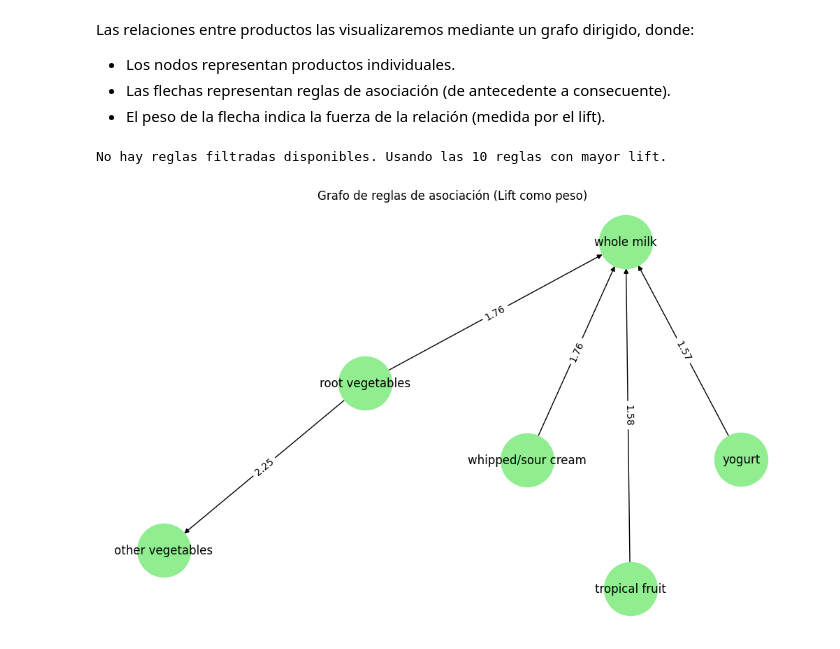
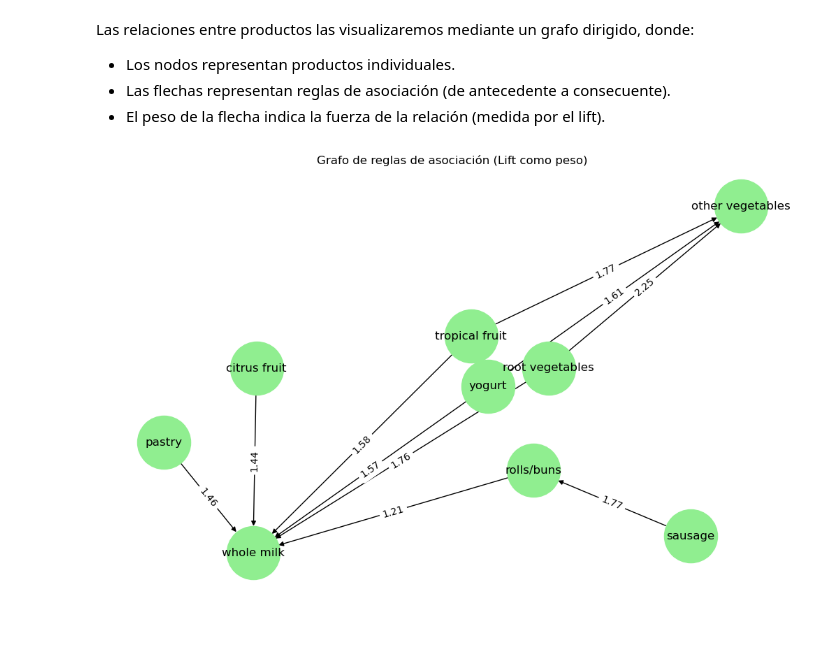
Before and after one commit to albacortes9/asociacion_da, a Jupyter notebook: ejercicio_asociacion.ipynb, the cells around one changed output. Drawn from its saved outputs; the diff is of its cells as text; code cells hidden in the pictures.

Commit message:
Arreglos en los filtros, codigo oficialmente bien jeje

```diff
--- a/ejercicio_asociacion.ipynb
+++ b/ejercicio_asociacion.ipynb
@@ -224,11 +224,11 @@ Itemsets frecuentes encontrados:
 # Generamos las reglas con un umbral de confianza mínimo de 40%
 rules = association_rules(frequent_itemsets,
                           metric="confidence",
-                          min_threshold=0.4)
+                          min_threshold=0.3)
 
 # Mostramos las reglas ordenadas por lift
 print("Reglas de asociación generadas:")
-rules.sort_values(by='lift', ascending=False).head(10)
+rules.sort_values(by='lift', ascending=False).head()
 # %% [output]
 Reglas de asociación generadas:
 |  | antecedents | consequents | antecedent support | consequent support | support | confidence | lift | ... |
@@ -247,17 +247,9 @@ Esto nos permite identificar las combinaciones más fuertes y frecuentes de prod
 # %%
 # Aplicamos los filtros mencionados
 filtered_rules = rules[(rules['lift'] > 1) &
-                       (rules['confidence'] > 0.6) &
+                       (rules['confidence'] > 0.3) &
                        (rules['support'] > 0.03)]
 
-# Comprobamos si hay reglas que cumplen los criterios
-if filtered_rules.empty:
-    print("No se encontraron reglas con lift > 1, confianza > 0.6 y soporte > 0.03.")
-    print("Mostrando las 10 mejores reglas ordenadas por lift sin aplicar filtros estrictos:")
-
-    top_rules = rules.sort_values(by='lift', ascending=False).head(10)
-    display(top_rules[['antecedents', 'consequents', 'support', 'confidence', 'lift']])
-else:
-    print("Reglas filtradas con lift > 1, confianza > 0.6 y soporte > 0.03:")
-    display(filtered_rules.sort_values(by='lift', ascending=False).head(10))
+# Mostramos las reglas filtradas ordenadas por lift
+filtered_rules.sort_values(by='lift', ascending=False).head(10)
 # %% [output]
@@ -275,35 +270,33 @@ Las relaciones entre productos las visualizaremos mediante un grafo dirigido, do
 - Las flechas representan reglas de asociación (de antecedente a consecuente).
 - El peso de la flecha indica la fuerza de la relación (medida por el lift).
 # %%
-# Usamos reglas filtradas si existen, si no usamos las 10 mejores sin filtrar
-if filtered_rules.empty:
-    print("No hay reglas filtradas disponibles. Usando las 10 reglas con mayor lift.")
-    rules_to_plot = rules.sort_values(by='lift', ascending=False).head(10)
-else:
-    rules_to_plot = filtered_rules.sort_values(by='lift', ascending=False).head(10)
+import networkx as nx
+import matplotlib.pyplot as plt
 
-# Creamos el grafo solo si hay reglas
-if not rules_to_plot.empty:
-    G = nx.DiGraph()
+# Seleccionamos las primeras 10 reglas para graficar
+rules_to_plot = filtered_rules.head(10)
 
-    for _, rule in rules_to_plot.iterrows():
-        for ant in rule['antecedents']:
-            for cons in rule['consequents']:
-                G.add_edge(ant, cons, weight=rule['lift'])
+# Creamos un grafo dirigido
+G = nx.DiGraph()
 
-    # Dibujamos el grafo
-    plt.figure(figsize=(10, 6))
-    pos = nx.spring_layout(G, k=1)
-    edges = G.edges(data=True)
-    weights = [d['weight'] for (_, _, d) in edges]
+for _, rule in rules_to_plot.iterrows():
+    for ant in rule['antecedents']:
+        for cons in rule['consequents']:
+            G.add_edge(ant, cons, weight=rule['lift'])
 
-    nx.draw(G, pos, with_labels=True, node_size=3000, node_color='lightgreen', arrows=True)
-    nx.draw_networkx_edge_labels(G, pos, edge_labels={(u, v): f"{d['weight']:.2f}" for u, v, d in edges})
+# Dibujamos el grafo
+plt.figure(figsize=(10, 6))
+pos = nx.spring_layout(G, k=1)
+edges = G.edges(data=True)
 
-    plt.title('Grafo de reglas de asociación (Lift como peso)')
-    plt.show()
-else:
-    print("No hay reglas disponibles para graficar.")
+# Pesos de las aristas (lift)
+weights = [d['weight'] for (_, _, d) in edges]
+
+# Dibujar nodos y etiquetas
+nx.draw(G, pos, with_labels=True, node_size=3000, node_color='lightgreen', arrows=True)
+nx.draw_networkx_edge_labels(G, pos, edge_labels={(u, v): f"{d['weight']:.2f}" for u, v, d in edges})
+
+plt.title('Grafo de reglas de asociación (Lift como peso)')
+plt.show()
 # %% [output]
-No hay reglas filtradas disponibles. Usando las 10 reglas con mayor lift.
-[figure, old version]
+[figure, new version]
```
Also changed, not shown: parts of 8 cells of this notebook.
